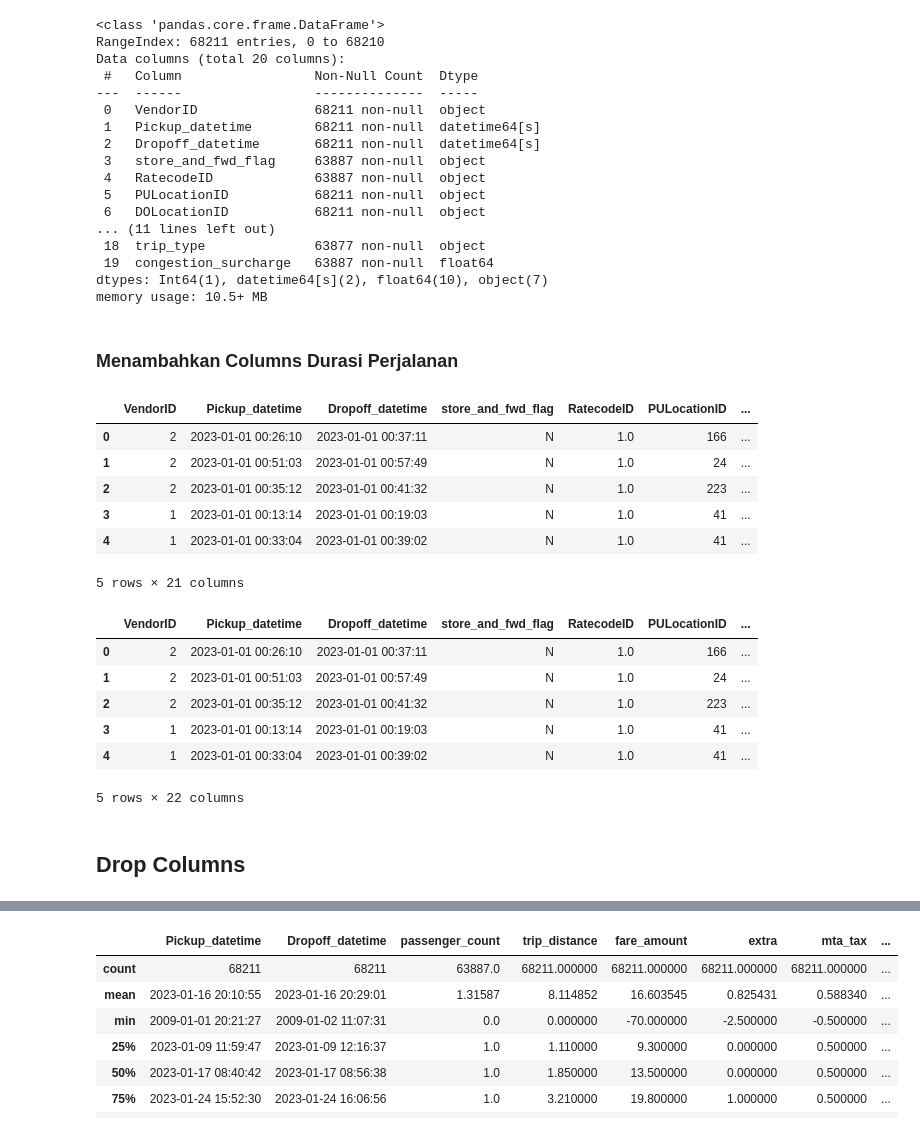
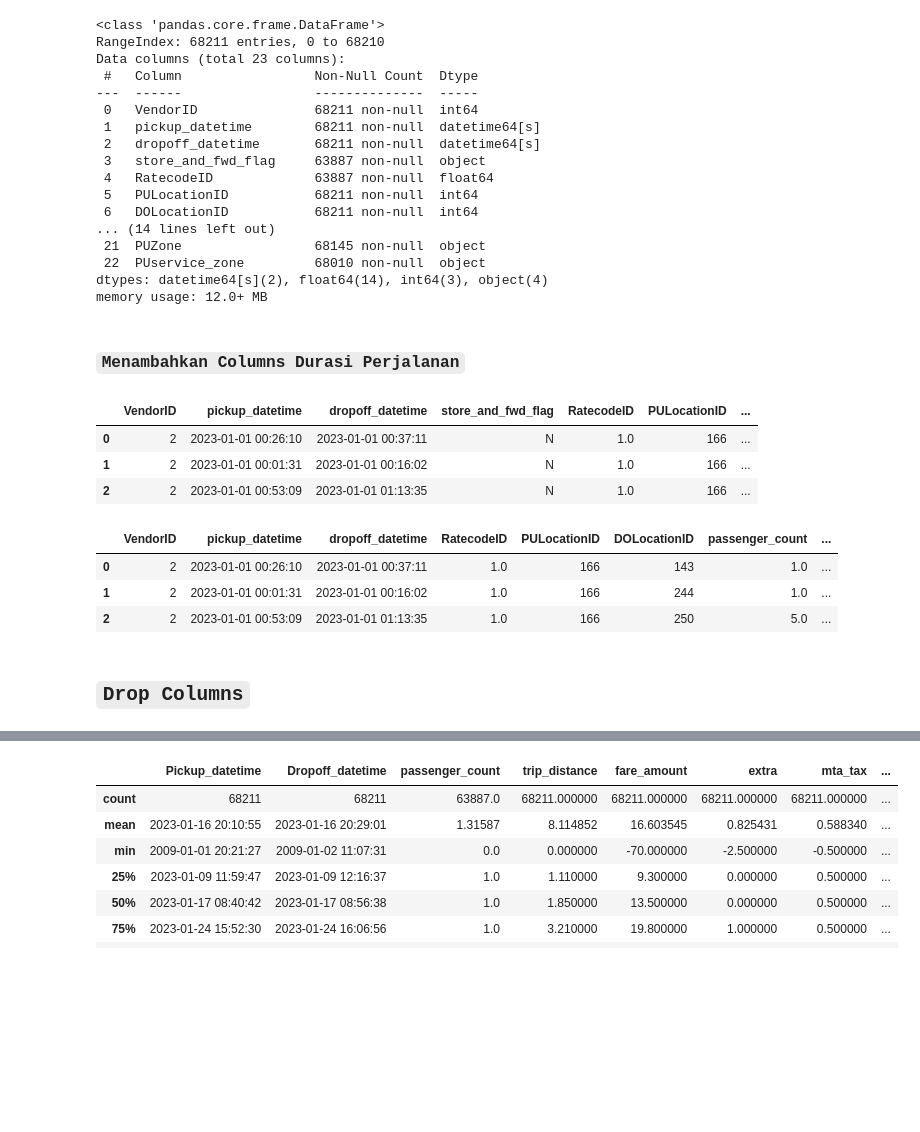
Before and after one commit to Abrahamtarra/NYC-TLC-Trip-Record, a Jupyter notebook: notebooks/DataPreparation.ipynb, the cells around one changed output, grey strips where cells are left out. Cells and saved outputs as stored; diff of their text form; code cells hidden in the pictures; blank space fills up the shorter version.

```diff
--- a/notebooks/DataPreparation.ipynb
+++ b/notebooks/DataPreparation.ipynb
@@ -81,0 +83,2 @@ display(df.head(),df.tail())
+# %%
+PULocationID = pd.read_csv(r'H:\Capst2\PUzone.csv')
@@ -81,0 +87,3 @@ display(df.head(),df.tail())
+# %%
+df = pd.merge(df,PULocationID, on = 'PULocationID')
+df.head(3)
@@ -146,10 +157,0 @@ msn.matrix(df)
-# %%
-df["VendorID"] = df["VendorID"].astype('object')
-df["RatecodeID"] = df["RatecodeID"].astype('object')
-df["passenger_count"] = df["passenger_count"].astype('Int64')
-df["PULocationID"] = df["PULocationID"].astype('object')
-df["DOLocationID"] = df["DOLocationID"].astype('object')
-df["payment_type"] = df["payment_type"].astype('object')
-df["trip_type"] = df["trip_type"].astype('object')
-df["lpep_pickup_datetime"] = df["lpep_pickup_datetime"].astype('datetime64[s]')
-df["lpep_dropoff_datetime"] = df["lpep_dropoff_datetime"].astype('datetime64[s]')
@@ -158,8 +163,8 @@ df["lpep_dropoff_datetime"] = df["lpep_dropoff_datetime"].astype('datetime64[s]'
 # %%
 df = df.rename(
     columns={
-        'lpep_pickup_datetime': 'Pickup_datetime',
-        'lpep_dropoff_datetime': 'Dropoff_datetime'
+        'lpep_pickup_datetime': 'pickup_datetime',
+        'lpep_dropoff_datetime': 'dropoff_datetime'
     }
 )
 df.columns
@@ -175,49 +181,39 @@ df.info()
 # %% [output]
 <class 'pandas.core.frame.DataFrame'>
 RangeIndex: 68211 entries, 0 to 68210
-Data columns (total 20 columns):
+Data columns (total 23 columns):
  #   Column                 Non-Null Count  Dtype
 ---  ------                 --------------  -----
- 0   VendorID               68211 non-null  object
- 1   Pickup_datetime        68211 non-null  datetime64[s]
- 2   Dropoff_datetime       68211 non-null  datetime64[s]
+ 0   VendorID               68211 non-null  int64
+ 1   pickup_datetime        68211 non-null  datetime64[s]
+ 2   dropoff_datetime       68211 non-null  datetime64[s]
  3   store_and_fwd_flag     63887 non-null  object
- 4   RatecodeID             63887 non-null  object
- 5   PULocationID           68211 non-null  object
- 6   DOLocationID           68211 non-null  object
-... (11 lines left out)
- 18  trip_type              63877 non-null  object
- 19  congestion_surcharge   63887 non-null  float64
-dtypes: Int64(1), datetime64[s](2), float64(10), object(7)
-memory usage: 10.5+ MB
+ 4   RatecodeID             63887 non-null  float64
+ 5   PULocationID           68211 non-null  int64
+ 6   DOLocationID           68211 non-null  int64
+... (14 lines left out)
+ 21  PUZone                 68145 non-null  object
+ 22  PUservice_zone         68010 non-null  object
+dtypes: datetime64[s](2), float64(14), int64(3), object(4)
+memory usage: 12.0+ MB
 # %% [markdown]
-### Menambahkan Columns Durasi Perjalanan
+### `Menambahkan Columns Durasi Perjalanan`
 # %%
-df = df.assign(
-    Durasi_perjalanan = lambda x: x.Dropoff_datetime - x.Pickup_datetime
-)
-
-df.head()
+df = df.assign(Durasi_perjalanan = lambda x: x.dropoff_datetime - x.pickup_datetime	)
+df.head(3)
 # %% [output]
-|  | VendorID | Pickup_datetime | Dropoff_datetime | store_and_fwd_flag | RatecodeID | PULocationID | ... |
+|  | VendorID | pickup_datetime | dropoff_datetime | store_and_fwd_flag | RatecodeID | PULocationID | ... |
 | 0 | 2 | 2023-01-01 00:26:10 | 2023-01-01 00:37:11 | N | 1.0 | 166 | ... |
-| 1 | 2 | 2023-01-01 00:51:03 | 2023-01-01 00:57:49 | N | 1.0 | 24 | ... |
-| 2 | 2 | 2023-01-01 00:35:12 | 2023-01-01 00:41:32 | N | 1.0 | 223 | ... |
-| 3 | 1 | 2023-01-01 00:13:14 | 2023-01-01 00:19:03 | N | 1.0 | 41 | ... |
-| 4 | 1 | 2023-01-01 00:33:04 | 2023-01-01 00:39:02 | N | 1.0 | 41 | ... |
+| 1 | 2 | 2023-01-01 00:01:31 | 2023-01-01 00:16:02 | N | 1.0 | 166 | ... |
+| 2 | 2 | 2023-01-01 00:53:09 | 2023-01-01 01:13:35 | N | 1.0 | 166 | ... |
-5 rows × 21 columns
 # %%
 df['time_in_seconds'] = pd.to_timedelta(df['Durasi_perjalanan']).dt.total_seconds()
+df.head(3)
+# %% [output]
+|  | VendorID | pickup_datetime | dropoff_datetime | RatecodeID | PULocationID | DOLocationID | passenger_count | ... |
+| 0 | 2 | 2023-01-01 00:26:10 | 2023-01-01 00:37:11 | 1.0 | 166 | 143 | 1.0 | ... |
+| 1 | 2 | 2023-01-01 00:01:31 | 2023-01-01 00:16:02 | 1.0 | 166 | 244 | 1.0 | ... |
+| 2 | 2 | 2023-01-01 00:53:09 | 2023-01-01 01:13:35 | 1.0 | 166 | 250 | 5.0 | ... |
-# %%
-df.head()
-# %% [output]
-|  | VendorID | Pickup_datetime | Dropoff_datetime | store_and_fwd_flag | RatecodeID | PULocationID | ... |
-| 0 | 2 | 2023-01-01 00:26:10 | 2023-01-01 00:37:11 | N | 1.0 | 166 | ... |
-| 1 | 2 | 2023-01-01 00:51:03 | 2023-01-01 00:57:49 | N | 1.0 | 24 | ... |
-| 2 | 2 | 2023-01-01 00:35:12 | 2023-01-01 00:41:32 | N | 1.0 | 223 | ... |
-| 3 | 1 | 2023-01-01 00:13:14 | 2023-01-01 00:19:03 | N | 1.0 | 41 | ... |
-| 4 | 1 | 2023-01-01 00:33:04 | 2023-01-01 00:39:02 | N | 1.0 | 41 | ... |
-5 rows × 22 columns
 # %% [markdown]
-## Drop Columns
+## `Drop Columns`
 # %% [markdown]
```
Also changed, not shown: parts of 60 cells of this notebook, 4 other files.
